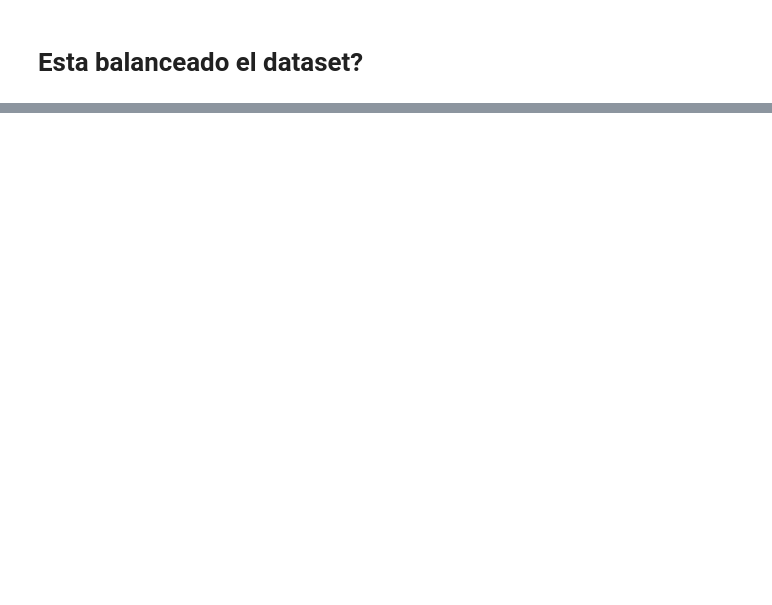
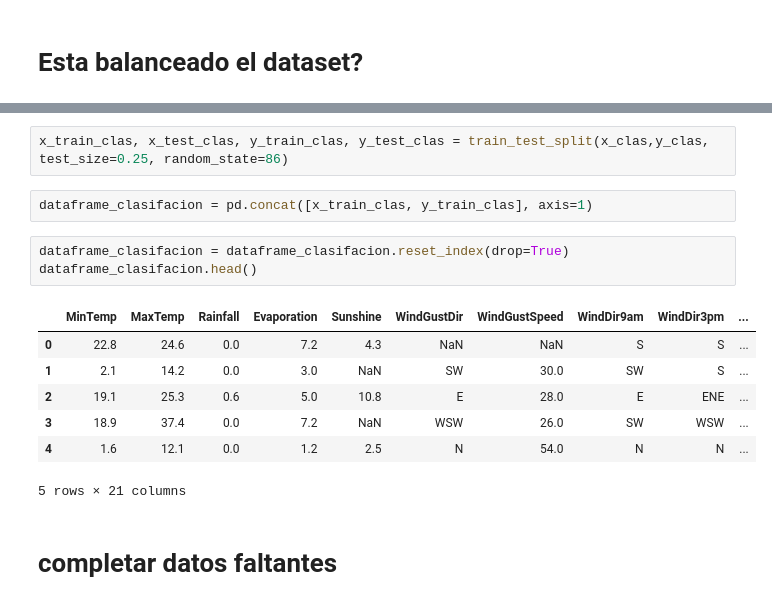
Before and after one commit to Nameless-86/AA1-TUIA-Petetta, a Jupyter notebook: eda.ipynb, the cells around one changed output, grey strips where cells are left out. Cells and saved outputs as stored; diff of their text form; blank space fills up the shorter version.

```diff
--- a/eda.ipynb
+++ b/eda.ipynb
@@ -113,0 +228,17 @@ sns.histplot(x=dataframe['RainTomorrow'])
+# %%
+x_train_clas, x_test_clas, y_train_clas, y_test_clas = train_test_split(x_clas,y_clas, test_size=0.25, random_state=86)
+# %%
+dataframe_clasifacion = pd.concat([x_train_clas, y_train_clas], axis=1)
+# %%
+dataframe_clasifacion = dataframe_clasifacion.reset_index(drop=True)
+dataframe_clasifacion.head()
+# %% [output]
+|  | MinTemp | MaxTemp | Rainfall | Evaporation | Sunshine | WindGustDir | WindGustSpeed | WindDir9am | WindDir3pm | ... |
+| 0 | 22.8 | 24.6 | 0.0 | 7.2 | 4.3 | NaN | NaN | S | S | ... |
+| 1 | 2.1 | 14.2 | 0.0 | 3.0 | NaN | SW | 30.0 | SW | S | ... |
+| 2 | 19.1 | 25.3 | 0.6 | 5.0 | 10.8 | E | 28.0 | E | ENE | ... |
+| 3 | 18.9 | 37.4 | 0.0 | 7.2 | NaN | WSW | 26.0 | SW | WSW | ... |
+| 4 | 1.6 | 12.1 | 0.0 | 1.2 | 2.5 | N | 54.0 | N | N | ... |
+5 rows × 21 columns
+# %% [markdown]
+# completar datos faltantes
```
Also changed, not shown: parts of 25 cells of this notebook.
